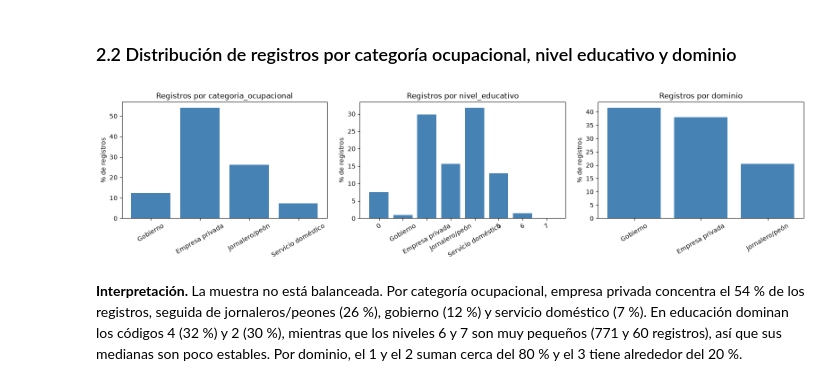
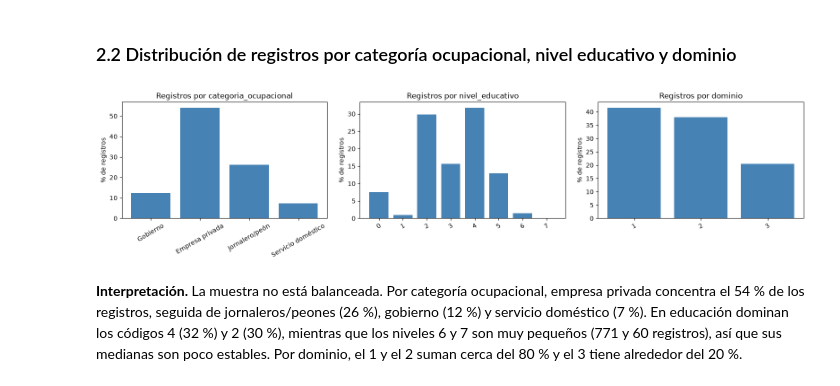
Before and after one commit to CindyGualim/lab7-data, a Jupyter notebook: notebooks/Laboratorio7_SparkMLlib.ipynb, the cells around one changed output. Saved outputs shown, nothing was run; the diff lists cells and outputs as text; code cells hidden in the pictures.

```diff
--- a/notebooks/Laboratorio7_SparkMLlib.ipynb
+++ b/notebooks/Laboratorio7_SparkMLlib.ipynb
@@ -257,9 +260,12 @@ def cargar_periodo(periodo):
 # %%
 crudos = {}
 conteos_originales = {}
-
 for periodo in ARCHIVOS:
+    inicio = time.perf_counter()
     crudos[periodo] = cargar_periodo(periodo)
     conteos_originales[periodo] = crudos[periodo].count()
     print(f"{periodo}: {conteos_originales[periodo]:,} registros cargados")
+    fin = time.perf_counter()
+    total_tiempo = fin - inicio
+    print(f"Tiempo de ejecución: {total_tiempo} segundos.")
 # %% [output]
@@ -456,8 +454,11 @@ cada paso. No se imputa el salario ni se eliminan valores extremos.
 # %%
 FILTROS = [
     ("1. edad finita y >= 15",
-     lambda d: d.filter(F.col("edad").isNotNull() & ~F.isnan("edad")
-                        & (F.col("edad") >= 15))),
+     lambda d: d.filter(
+            F.col("edad").isNotNull() & ~F.isnan("edad")
+                        & (F.col("edad") >= 15))
+                        & (F.col("edad") < float("inf"))
+    ),
     ("2. ocupado (OCUPADOS = 1)",
      lambda d: d.filter(F.col("ocupado") == 1)),
     ("3. asalariado (P05C16 in 1..4)",
@@ -819,21 +808,25 @@ así la mediana y los percentiles no arrastran error de aproximación.
 # %%
 def conteo(df, col):
     return (df.groupBy(col).count()
               .withColumn("pct", F.round(100 * F.col("count") / N_2025, 1))
               .orderBy(col).toPandas())
 
 fig, ejes = plt.subplots(1, 3, figsize=(16, 4))
 for ax, col in zip(ejes, ["categoria_ocupacional", "nivel_educativo", "dominio"]):
     t = conteo(df, col)
-    etiquetas = t[col].map(ETQ_CATEGORIA).fillna(t[col])
+    etiquetas = (
+        t[col].map(ETQ_CATEGORIA).fillna(t[col])
+        if col == "categoria_ocupacional"
+        else t[col]
+        )
     ax.bar(etiquetas, t["pct"], color="steelblue")
     ax.set_title(f"Registros por {col}")
     ax.set_ylabel("% de registros")
     ax.tick_params(axis="x", rotation=30)
 plt.tight_layout()
 plt.show()
 # %% [output]
-[figure, old version]
+[figure, new version]
 # %% [markdown]
 **Interpretación.** La muestra no está balanceada. Por categoría ocupacional, empresa
 privada concentra el 54 % de los registros, seguida de jornaleros/peones (26 %),
```
Also changed, not shown: parts of 16 cells of this notebook.
